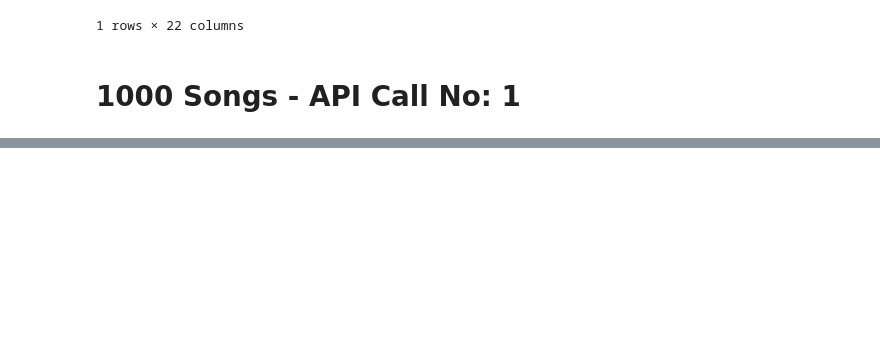
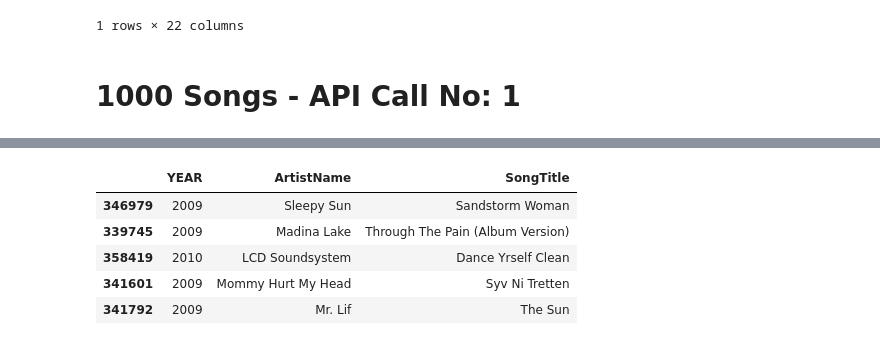
Before and after one commit to re-ga-na/spotify-song-popularity, a Jupyter notebook: 1. million_songs_datacleaning-v3.1_SK-New_Features-10k(in progress).ipynb, the cells around one changed output, grey strips where cells are left out. Cells and saved outputs as stored; diff of their text form; code cells hidden in the pictures; blank space fills up the shorter version.

```diff
--- a/1. million_songs_datacleaning-v3.1_SK-New_Features-10k(in progress).ipynb
+++ b/1. million_songs_datacleaning-v3.1_SK-New_Features-10k(in progress).ipynb
@@ -180,0 +184,10 @@ features
+# %%
+dft2 = dft.iloc[1000:2000]
+dft2.head()
+# %% [output]
+|  | YEAR | ArtistName | SongTitle |
+| 346979 | 2009 | Sleepy Sun | Sandstorm Woman |
+| 339745 | 2009 | Madina Lake | Through The Pain (Album Version) |
+| 358419 | 2010 | LCD Soundsystem | Dance Yrself Clean |
+| 341601 | 2009 | Mommy Hurt My Head | Syv Ni Tretten |
+| 341792 | 2009 | Mr. Lif | The Sun |
```
Also changed, not shown: parts of 7 cells of this notebook, 4 other files.
